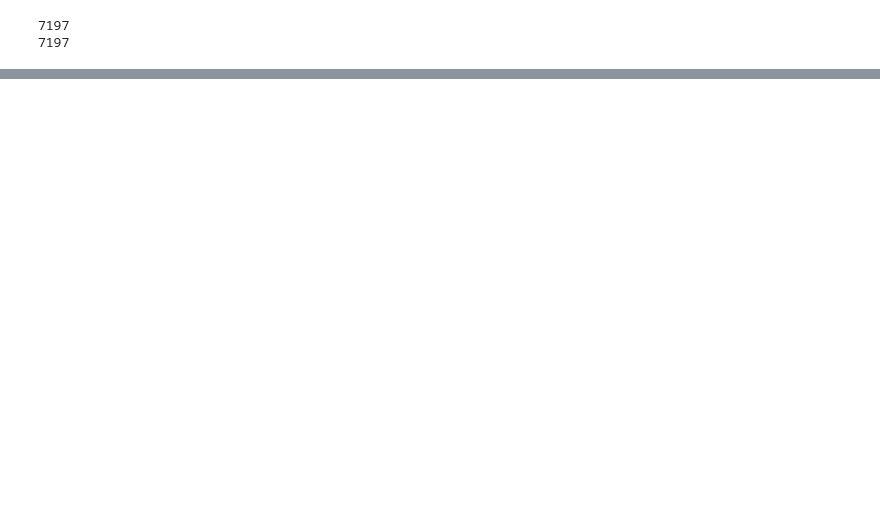
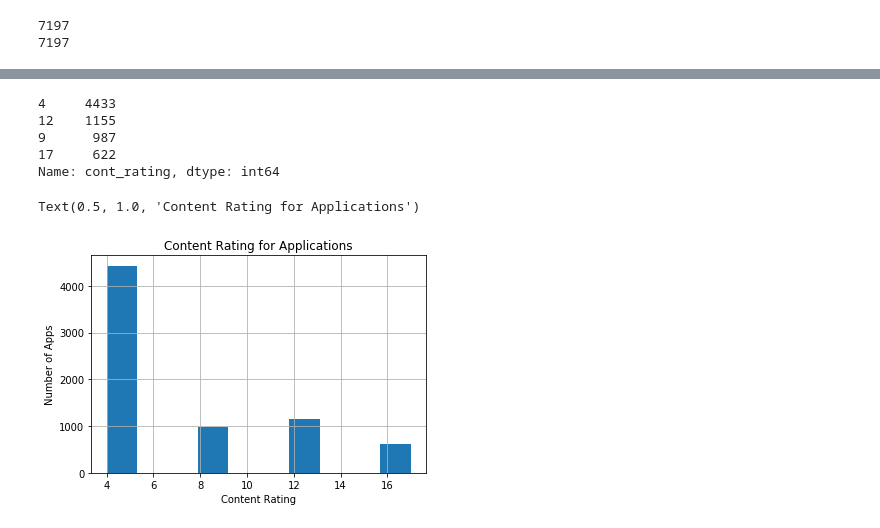
Before and after one commit to marisfont/madrid-oct-2018, a Jupyter notebook: module-2/visualizing-real-world-data/your-code/your-code.ipynb, the cells around one changed output, grey strips where cells are left out. Cells and saved outputs as stored; diff of their text form; code cells hidden in the pictures; blank space fills up the shorter version.

```diff
--- a/module-2/visualizing-real-world-data/your-code/your-code.ipynb
+++ b/module-2/visualizing-real-world-data/your-code/your-code.ipynb
@@ -127,0 +223,16 @@ dtype: object
+# %%
+data.cont_rating.value_counts()
+# %% [output]
+4     4433
+12    1155
+9      987
+17     622
+Name: cont_rating, dtype: int64
+# %%
+data.cont_rating.hist(bins=10)
+plt.xlabel("Content Rating")
+plt.ylabel("Number of Apps")
+plt.title("Content Rating for Applications")
+# %% [output]
+Text(0.5, 1.0, 'Content Rating for Applications')
+[figure, added]
```
Also changed, not shown: parts of 24 cells of this notebook.
